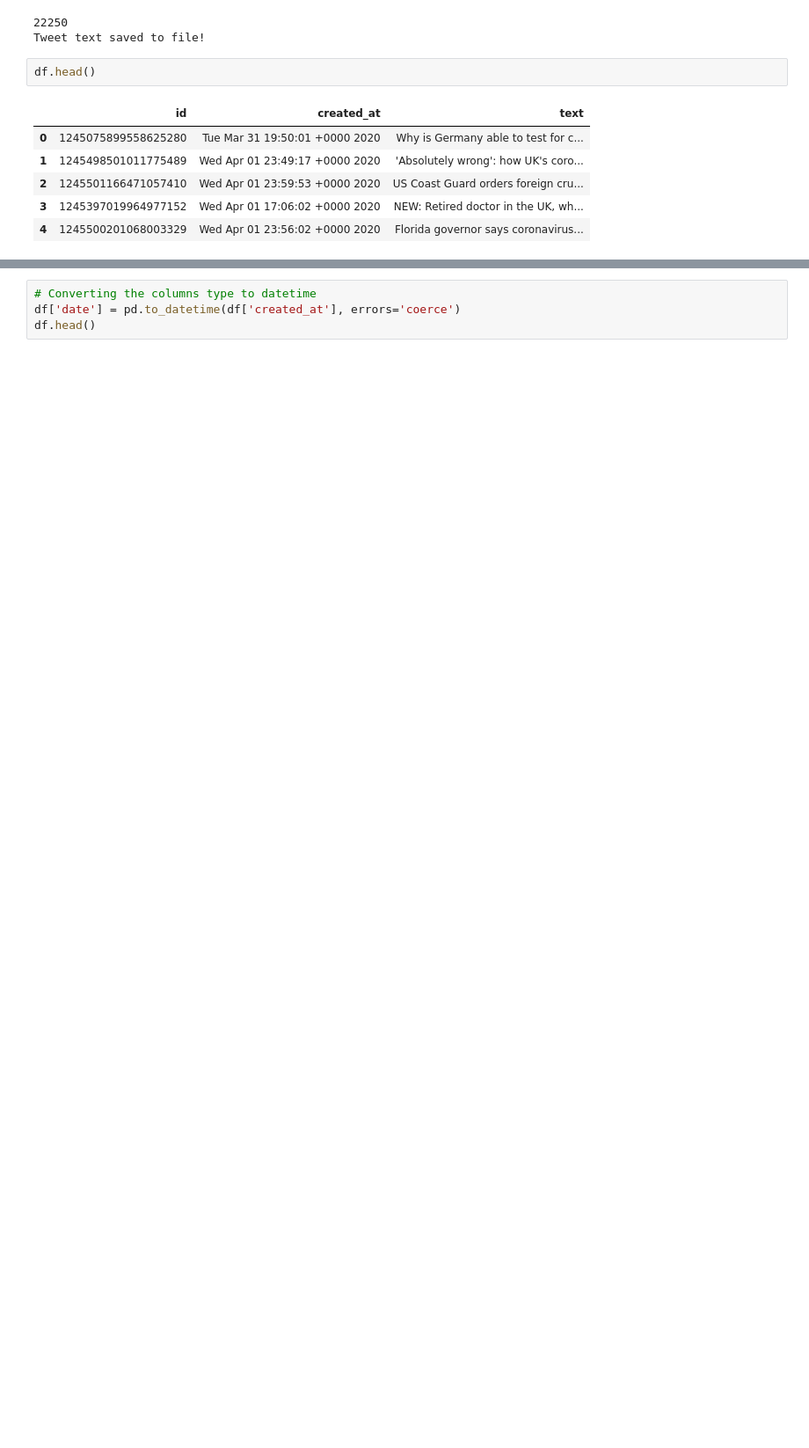
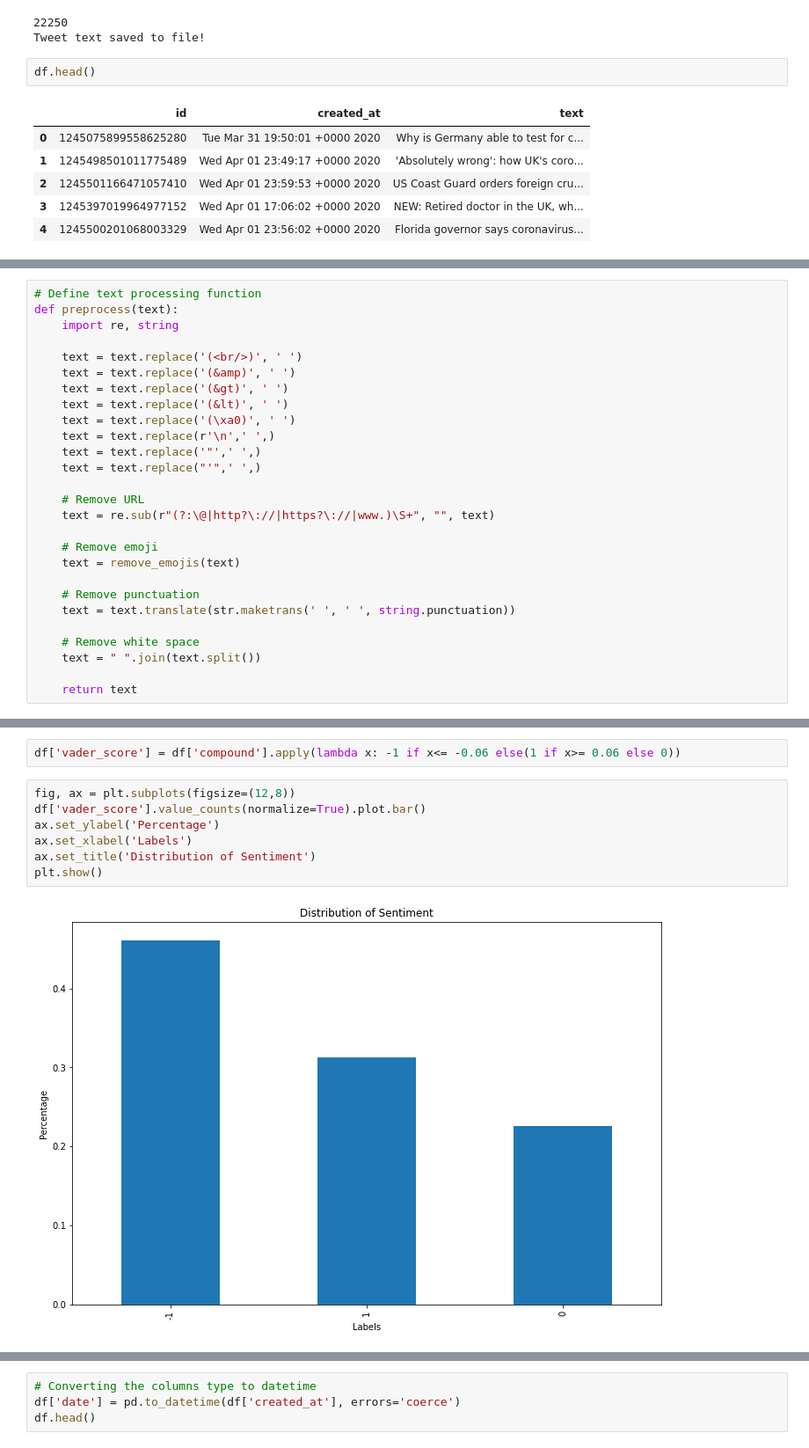
Before and after one commit to esraguzel/dsc-capstone-project-v2-onl01-dtsc-ft-012120, a Jupyter notebook: extract_tweets.ipynb, the cells around one changed output, grey strips where cells are left out. Shown at 88% size. Drawn from its saved outputs; the diff is of its cells as text; blank space fills up the shorter version.

```diff
--- a/extract_tweets.ipynb
+++ b/extract_tweets.ipynb
@@ -198 +223,28 @@ df.head()
+# %%
+# Define text processing function
+def preprocess(text):
+    import re, string
+
+    text = text.replace('(<br/>)', ' ')
+    text = text.replace('(&amp)', ' ')
+    text = text.replace('(&gt)', ' ')
+    text = text.replace('(&lt)', ' ')
+    text = text.replace('(\xa0)', ' ')
+    text = text.replace(r'\n',' ',)
+    text = text.replace('"',' ',)
+    text = text.replace("'",' ',)
+
+    # Remove URL
+    text = re.sub(r"(?:\@|http?\://|https?\://|www.)\S+", "", text)
+
+    # Remove emoji
+    text = remove_emojis(text)
+
+    # Remove punctuation
+    text = text.translate(str.maketrans(' ', ' ', string.punctuation))
+
+    # Remove white space
+    text = " ".join(text.split())
+
+    return text
 # %%
@@ -238,0 +308,11 @@ memory usage: 1.4+ MB
+# %%
+df['vader_score'] = df['compound'].apply(lambda x: -1 if x<= -0.06 else(1 if x>= 0.06 else 0))
+# %%
+fig, ax = plt.subplots(figsize=(12,8))
+df['vader_score'].value_counts(normalize=True).plot.bar()
+ax.set_ylabel('Percentage')
+ax.set_xlabel('Labels')
+ax.set_title('Distribution of Sentiment')
+plt.show()
+# %% [output]
+[figure, added]
```
Also changed, not shown: parts of 54 cells of this notebook.
